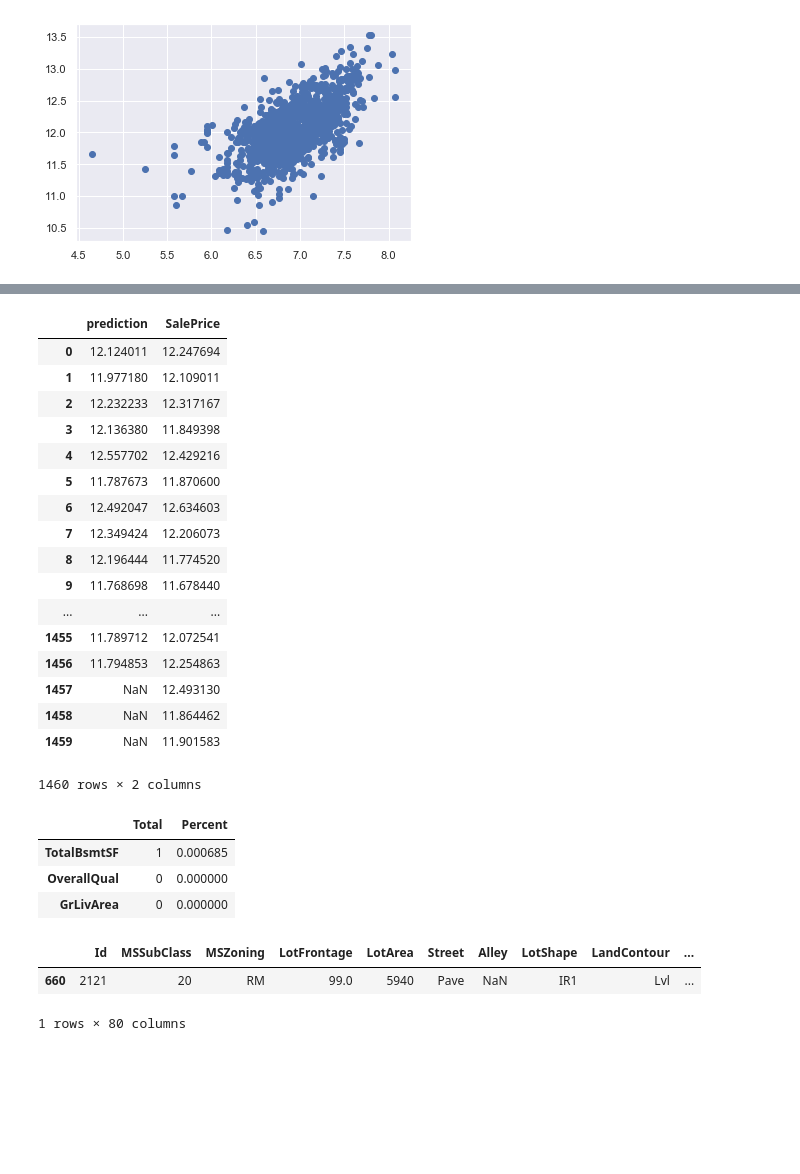
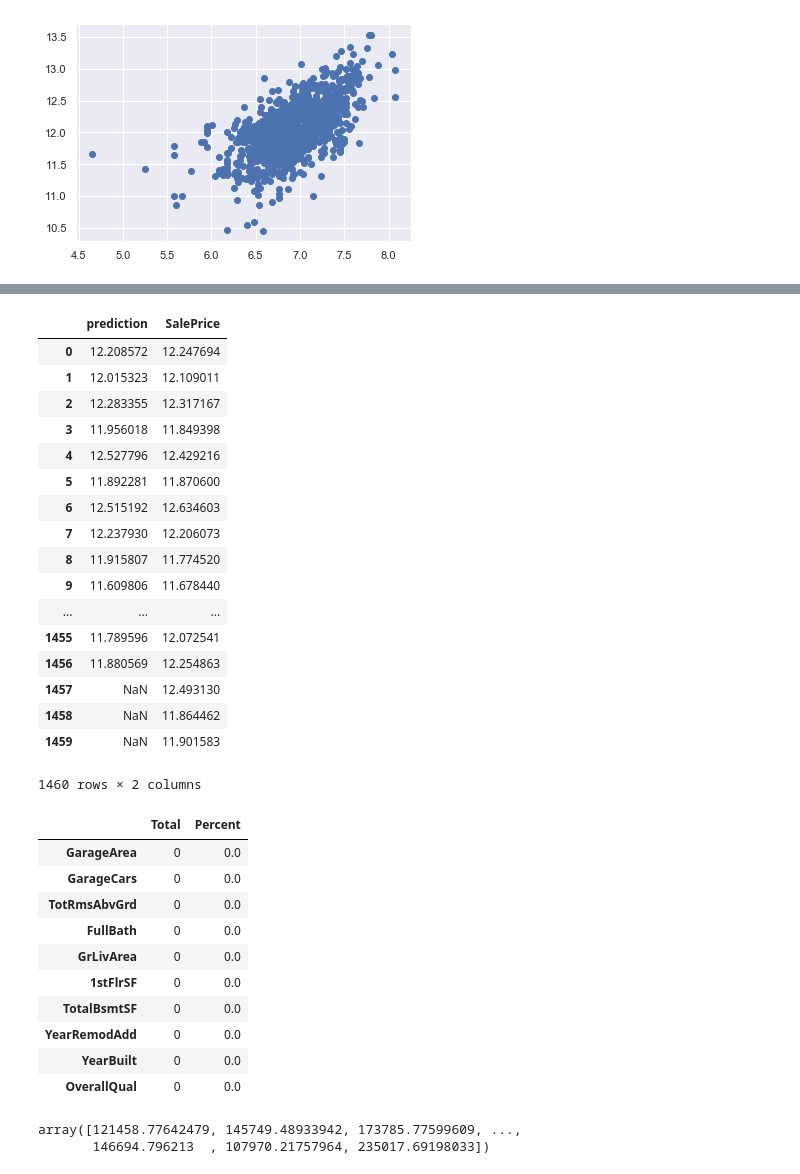
Before and after one commit to JustLeo150/KaggleCompetitions, a Jupyter notebook: HousePredictionKernel.ipynb, the cells around one changed output, grey strips where cells are left out. Cells and saved outputs as stored; diff of their text form; code cells hidden in the pictures; blank space fills up the shorter version.

```diff
--- a/HousePredictionKernel.ipynb
+++ b/HousePredictionKernel.ipynb
@@ -310 +310,6 @@ X_train, Y_train, X_test, Y_test = train_test_split(X,Y,test_size = 0.3)
+# %%
+features = ['OverallQual','YearBuilt','YearRemodAdd','TotalBsmtSF','1stFlrSF',
+                        'GrLivArea','FullBath','TotRmsAbvGrd','GarageCars','GarageArea']
+Y = df_train.SalePrice
+X = df_train[features]
 # %%
@@ -354,41 +360,42 @@ RandomForestRegressor(bootstrap=True, criterion='mse', max_depth=7,
                       verbose=0, warm_start=False)
 # %%
 prediction = RFR.predict(X)
-pd.concat([pd.DataFrame(prediction,columns = ["prediction"]), pd.DataFrame(Y)], names = ['prediction', 'real'], axis=1)
+pd.concat([pd.DataFrame(prediction,columns = ["prediction"]), pd.DataFrame(Y)], axis=1)
 # %% [output]
 |  | prediction | SalePrice |
-| 0 | 12.124011 | 12.247694 |
-| 1 | 11.977180 | 12.109011 |
-| 2 | 12.232233 | 12.317167 |
-| 3 | 12.136380 | 11.849398 |
-| 4 | 12.557702 | 12.429216 |
-| 5 | 11.787673 | 11.870600 |
-| 6 | 12.492047 | 12.634603 |
-| 7 | 12.349424 | 12.206073 |
-| 8 | 12.196444 | 11.774520 |
-| 9 | 11.768698 | 11.678440 |
+| 0 | 12.208572 | 12.247694 |
+| 1 | 12.015323 | 12.109011 |
+| 2 | 12.283355 | 12.317167 |
+| 3 | 11.956018 | 11.849398 |
+| 4 | 12.527796 | 12.429216 |
+| 5 | 11.892281 | 11.870600 |
+| 6 | 12.515192 | 12.634603 |
+| 7 | 12.237930 | 12.206073 |
+| 8 | 11.915807 | 11.774520 |
+| 9 | 11.609806 | 11.678440 |
 | ... | ... | ... |
-| 1455 | 11.789712 | 12.072541 |
-| 1456 | 11.794853 | 12.254863 |
+| 1455 | 11.789596 | 12.072541 |
+| 1456 | 11.880569 | 12.254863 |
 | 1457 | NaN | 12.493130 |
 | 1458 | NaN | 11.864462 |
 | 1459 | NaN | 11.901583 |
 1460 rows × 2 columns
 # %%
 #missing data
-total = df_test[{"OverallQual", "TotalBsmtSF", "GrLivArea"}].isnull().sum().sort_values(ascending=False)
-percent = (df_test[{"OverallQual", "TotalBsmtSF", "GrLivArea"}].isnull().sum()/df_test[{"OverallQual", "TotalBsmtSF", "GrLivArea"}].isnull().count()).sort_values(ascending=False)
+total = df_test[features].isnull().sum().sort_values(ascending=False)
+percent = (df_test[features].isnull().sum()/df_test[features].isnull().count()).sort_values(ascending=False)
 missing_data = pd.concat([total, percent], axis=1, keys=['Total', 'Percent'])
 missing_data.head(20)
 # %% [output]
 |  | Total | Percent |
-| TotalBsmtSF | 1 | 0.000685 |
-| OverallQual | 0 | 0.000000 |
-| GrLivArea | 0 | 0.000000 |
+| GarageArea | 0 | 0.0 |
+| GarageCars | 0 | 0.0 |
+| TotRmsAbvGrd | 0 | 0.0 |
+| FullBath | 0 | 0.0 |
+| GrLivArea | 0 | 0.0 |
+| 1stFlrSF | 0 | 0.0 |
+| TotalBsmtSF | 0 | 0.0 |
+| YearRemodAdd | 0 | 0.0 |
+| YearBuilt | 0 | 0.0 |
+| OverallQual | 0 | 0.0 |
-# %%
-df_test[df_test.TotalBsmtSF.isnull()]
-# %% [output]
-|  | Id | MSSubClass | MSZoning | LotFrontage | LotArea | Street | Alley | LotShape | LandContour | ... |
-| 660 | 2121 | 20 | RM | 99.0 | 5940 | Pave | NaN | IR1 | Lvl | ... |
-1 rows × 80 columns
 # %%
@@ -398,5 +405,9 @@ df_test = df_test[{"OverallQual", "TotalBsmtSF", "GrLivArea"}]
 # %%
-test_predicton = np.exp(RFR.predict(df_test[{"OverallQual", "TotalBsmtSF", "GrLivArea"}]))
+test_prediction = np.exp(RFR.predict(df_test[features]))
+test_prediction
+# %% [output]
+array([121458.77642479, 145749.48933942, 173785.77599609, ...,
+       146694.796213  , 107970.21757964, 235017.69198033])
 # %%
 sub = pd.DataFrame()
 sub['Id'] = testId
```
Also changed, not shown: parts of 23 cells of this notebook, 1 other file.
